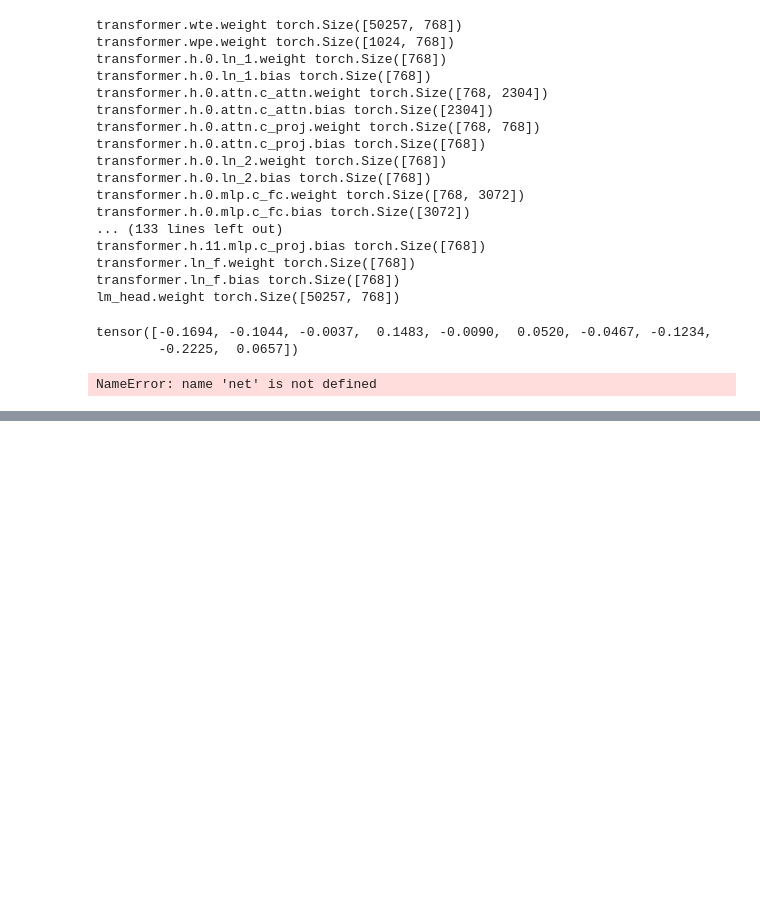
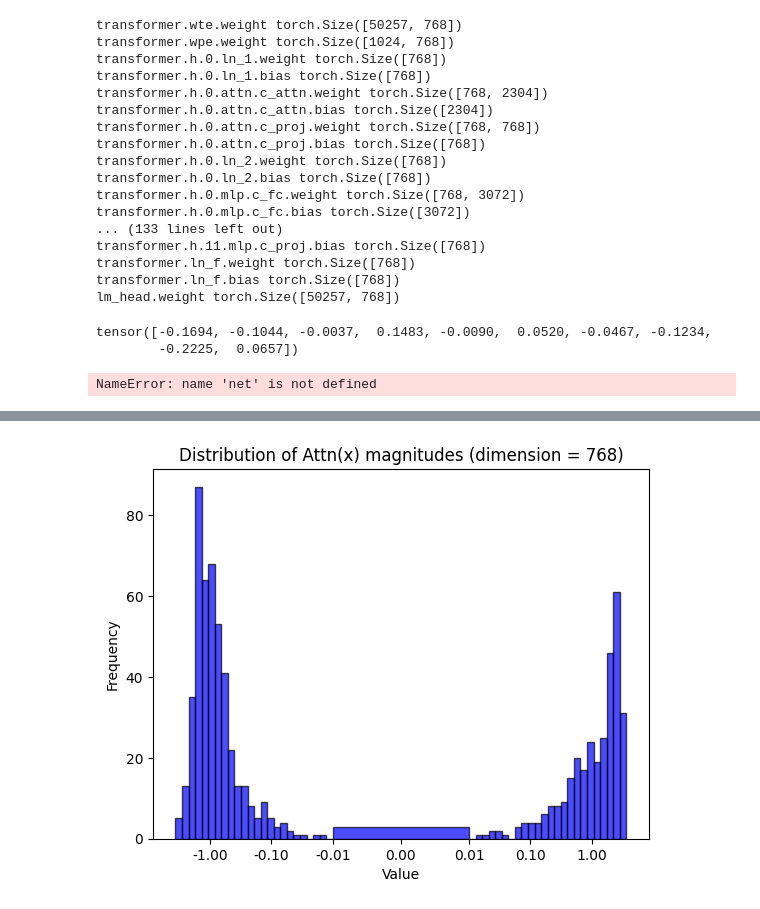
Before and after one commit to Vervious/gpt, a Jupyter notebook: play.ipynb, the cells around one changed output, grey strips where cells are left out. Drawn from its saved outputs; the diff is of its cells as text; code cells hidden in the pictures; blank space fills up the shorter version.

```diff
--- a/play.ipynb
+++ b/play.ipynb
@@ -289,0 +290,57 @@ Min Train Loss (tests): 3.5917
+# %%
+import ast
+import numpy as np
+
+def get_hist(filename, targetChar):
+    # load the log file
+    with open(filename, "r") as f:
+        lines = f.readlines()
+
+    # parse the individual lines, group by stream (train,val,hella)
+    streams = {}
+    for line in lines:
+        tokens = line.strip()
+        if tokens[0] != targetChar:
+            continue
+
+        data = ast.literal_eval(tokens[1:])
+
+    # for now returns only the last one
+    return data
+
+# @ is layer number
+# # is the attn(x)
+# $ is mlp(x)
+# % is mlp(x)*attn(x)
+# ^ is x
+emb_ = np.asarray(get_hist(f"superlog/{testname}.txt", "$"))
+
+import matplotlib.pyplot as plt
+from matplotlib.ticker import FormatStrFormatter, LogLocator
+
+
+# Function to create symmetric bins for log scale
+def symmetric_log_bins(linthresh, base, num_bins, data):
+    positive_bins = base ** np.linspace(np.log10(linthresh), np.log10(data.max()), num_bins // 2)
+    negative_bins = -positive_bins[::-1]
+    return np.concatenate((negative_bins, [-linthresh, linthresh], positive_bins))
+
+linthresh = 0.01  # Linear region threshold
+base = 10  # Logarithmic base
+num_bins = 50  # Total number of bins (must be even)
+bins = symmetric_log_bins(linthresh, base, num_bins, emb_)
+
+plt.hist(emb_, bins=bins, color='blue', edgecolor='black', alpha=0.7, label='Data')
+plt.title(f'Distribution of Attn(x) magnitudes (dimension = {len(emb_)})')
+plt.xlabel('Value')
+plt.ylabel('Frequency')
+plt.xscale('symlog', linthresh=linthresh)
+
+ax = plt.gca()
+ax.xaxis.set_major_formatter(FormatStrFormatter('%.2f'))  # Decimal format for major ticks
+ax.xaxis.set_minor_formatter(FormatStrFormatter('%.1f'))  # Optional: Minor ticks decimal format
+
+# Show the plot
+plt.show()
+# %% [output]
+[figure, added]
```
Also changed, not shown: parts of 1 cell of this notebook, 14 other files.
